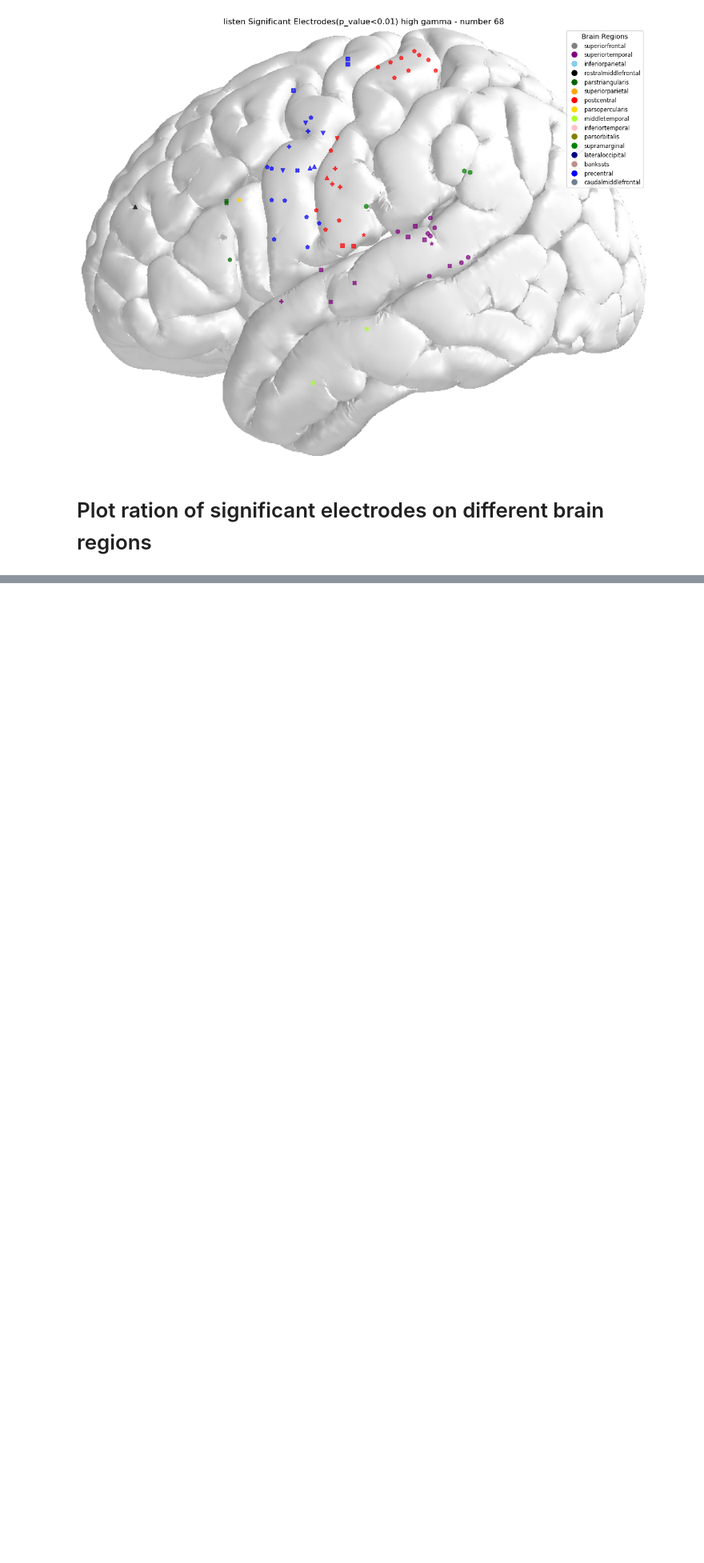
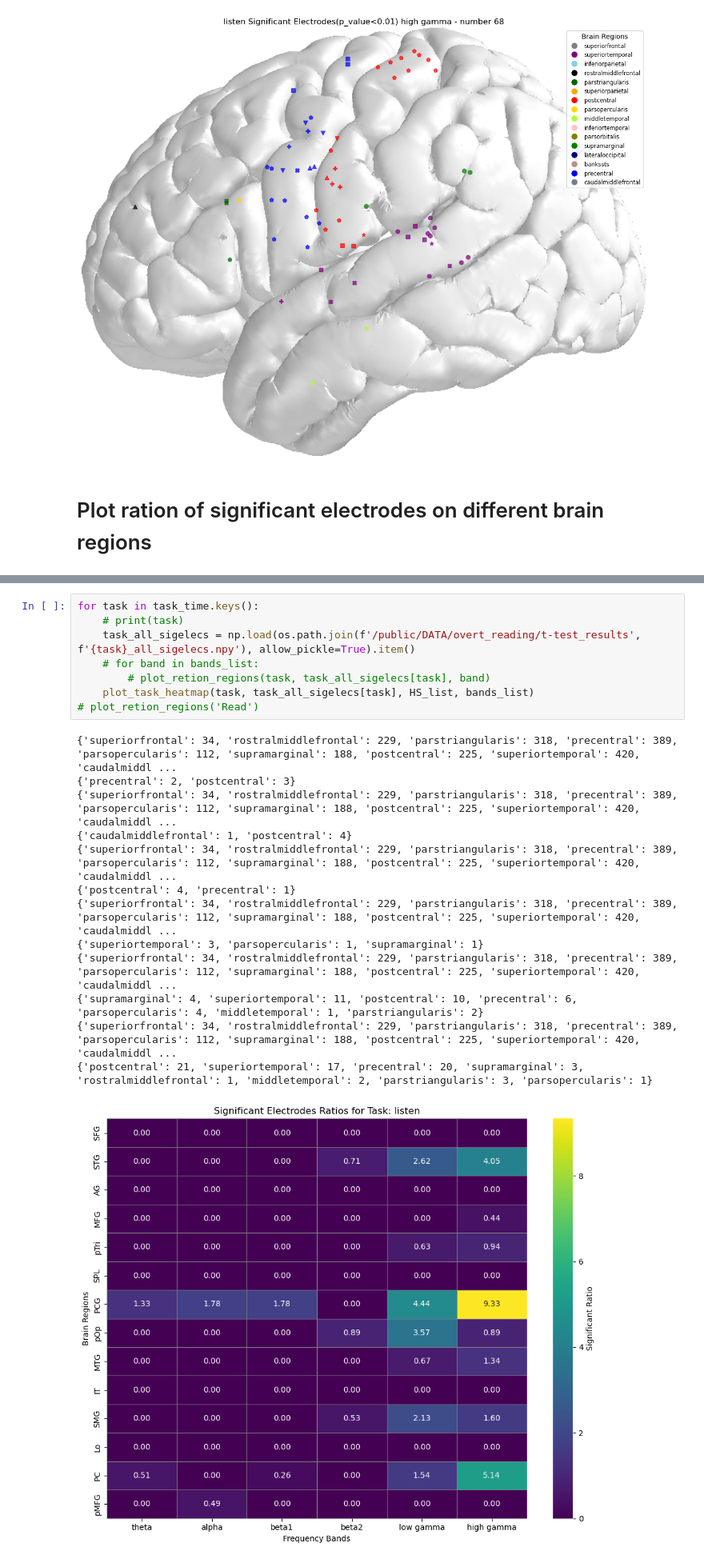
Before and after one commit to PPEXCEPED/Ecog_covert, a Jupyter notebook: covert-reading/Ecog_pre/cue and read/5_select significant electrodes for listen.ipynb, the cells around one changed output, grey strips where cells are left out. Shown at 80% size. Cells and saved outputs as stored; diff of their text form; blank space fills up the shorter version.

Commit message:
covert and overt data sigelecs~

```diff
--- a/covert-reading/Ecog_pre/cue and read/5_select significant electrodes for listen.ipynb
+++ b/covert-reading/Ecog_pre/cue and read/5_select significant electrodes for listen.ipynb
@@ -510,0 +551,22 @@ Text(0, 0.5, 'significant electrodes numbers')
+# %%
+for task in task_time.keys():
+    # print(task)
+    task_all_sigelecs = np.load(os.path.join(f'/public/DATA/overt_reading/t-test_results', f'{task}_all_sigelecs.npy'), allow_pickle=True).item()
+    # for band in bands_list:
+        # plot_retion_regions(task, task_all_sigelecs[task], band)
+    plot_task_heatmap(task, task_all_sigelecs[task], HS_list, bands_list)
+# plot_retion_regions('Read')
+# %% [output]
+{'superiorfrontal': 34, 'rostralmiddlefrontal': 229, 'parstriangularis': 318, 'precentral': 389, 'parsopercularis': 112, 'supramarginal': 188, 'postcentral': 225, 'superiortemporal': 420, 'caudalmiddl ...
+{'precentral': 2, 'postcentral': 3}
+{'superiorfrontal': 34, 'rostralmiddlefrontal': 229, 'parstriangularis': 318, 'precentral': 389, 'parsopercularis': 112, 'supramarginal': 188, 'postcentral': 225, 'superiortemporal': 420, 'caudalmiddl ...
+{'caudalmiddlefrontal': 1, 'postcentral': 4}
+{'superiorfrontal': 34, 'rostralmiddlefrontal': 229, 'parstriangularis': 318, 'precentral': 389, 'parsopercularis': 112, 'supramarginal': 188, 'postcentral': 225, 'superiortemporal': 420, 'caudalmiddl ...
+{'postcentral': 4, 'precentral': 1}
+{'superiorfrontal': 34, 'rostralmiddlefrontal': 229, 'parstriangularis': 318, 'precentral': 389, 'parsopercularis': 112, 'supramarginal': 188, 'postcentral': 225, 'superiortemporal': 420, 'caudalmiddl ...
+{'superiortemporal': 3, 'parsopercularis': 1, 'supramarginal': 1}
+{'superiorfrontal': 34, 'rostralmiddlefrontal': 229, 'parstriangularis': 318, 'precentral': 389, 'parsopercularis': 112, 'supramarginal': 188, 'postcentral': 225, 'superiortemporal': 420, 'caudalmiddl ...
+{'supramarginal': 4, 'superiortemporal': 11, 'postcentral': 10, 'precentral': 6, 'parsopercularis': 4, 'middletemporal': 1, 'parstriangularis': 2}
+{'superiorfrontal': 34, 'rostralmiddlefrontal': 229, 'parstriangularis': 318, 'precentral': 389, 'parsopercularis': 112, 'supramarginal': 188, 'postcentral': 225, 'superiortemporal': 420, 'caudalmiddl ...
+{'postcentral': 21, 'superiortemporal': 17, 'precentral': 20, 'supramarginal': 3, 'rostralmiddlefrontal': 1, 'middletemporal': 2, 'parstriangularis': 3, 'parsopercularis': 1}
+[figure, added]
```
Also changed, not shown: parts of 1 cell of this notebook, 5 other files.
